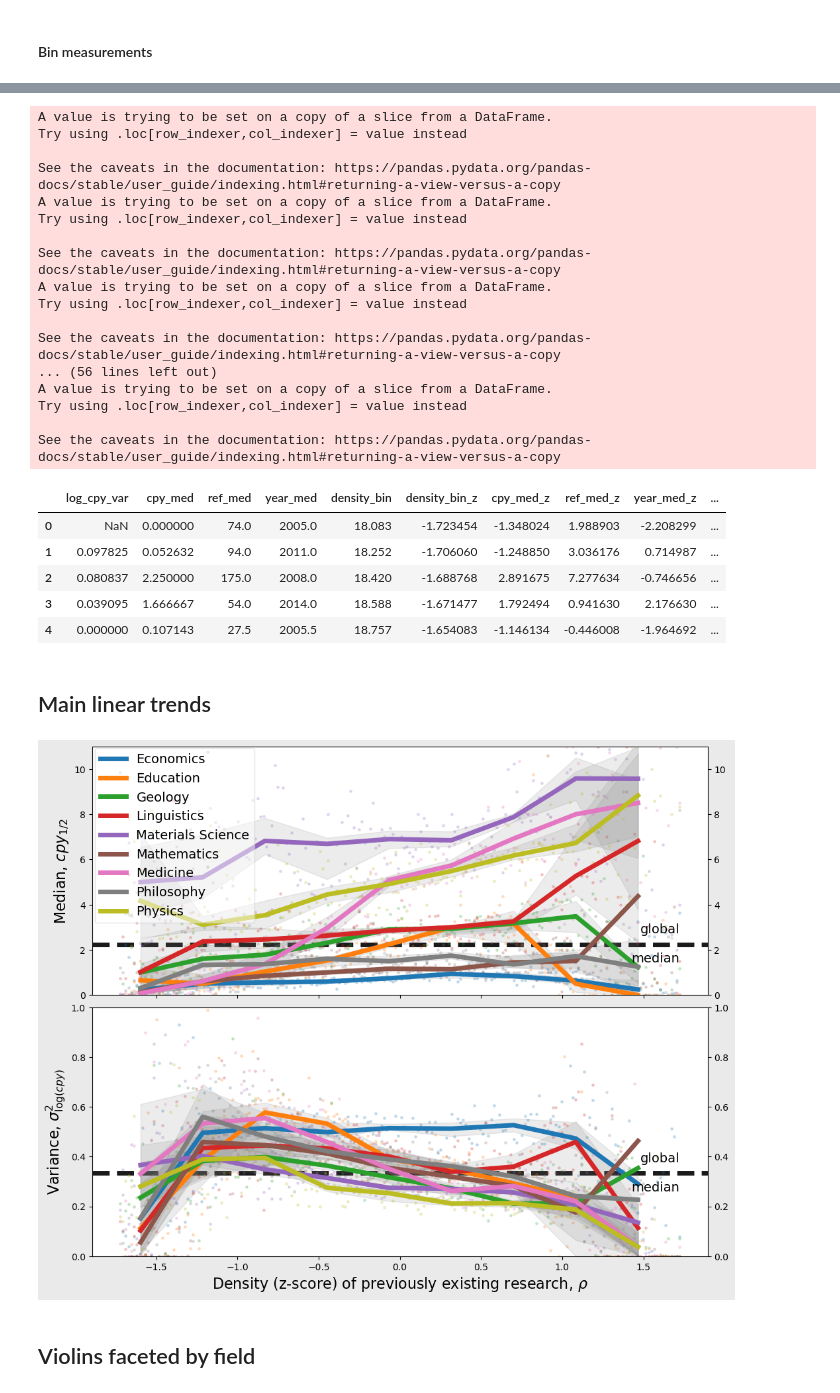
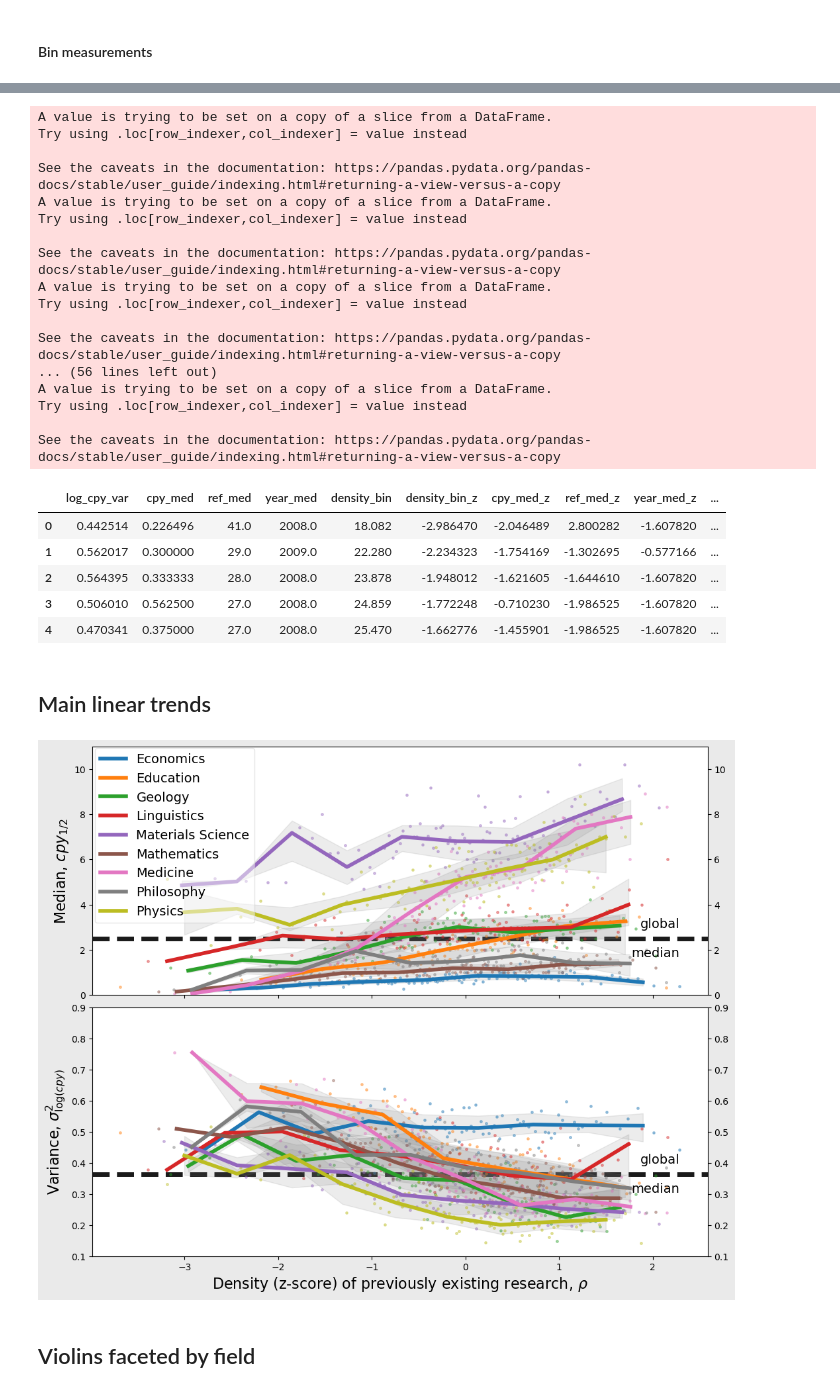
Before and after one commit to nathimel/citesim, a Jupyter notebook: src/notebooks/summary_figures.ipynb, the cells around one changed output, grey strips where cells are left out. Saved outputs shown, nothing was run; the diff lists cells and outputs as text; code cells hidden in the pictures.

Commit message:
implement frequency based binning with qcut and eliminate freq as predictor

```diff
--- a/src/notebooks/summary_figures.ipynb
+++ b/src/notebooks/summary_figures.ipynb
@@ -18,7 +18,7 @@ from tqdm import tqdm
 #### Configs
 # %%
 vectorizer = "SciBERT"
-num_bins = 200
+num_quantiles = 100
 # %% [markdown]
 #### Load data
 # %%
@@ -74,7 +74,7 @@ def zscale(df_in: pd.DataFrame, col: str) -> pd.DataFrame:
     result = (df_in[col] - np.nanmean(df_in[col])) / np.nanstd(df_in[col])
     return result
 # %%
-def bin_measurements(df_in: pd.DataFrame, field: str, num_bins: int) -> pd.DataFrame:
+def bin_measurements(df_in: pd.DataFrame, field: str, num_quantiles: int) -> pd.DataFrame:
     """Given a dataframe and a field to subset to, cut density observations into `num_bins` and compute statistics of the resulting citation distribution induced by the density class."""
 
     # Filter
@@ -94,14 +94,10 @@ def bin_measurements(df_in: pd.DataFrame, field: str, num_bins: int) -> pd.DataF
     # Apply masks
     df = df[density_bin_max & density_bin_min & cpy_max & cpy_min]
 
-    # cut
-    df['density_bin'] = pd.cut(
-        df['density'],
-        bins=np.linspace(
-            df['density'].min(),
-            df['density'].max(),
-            num=num_bins+1,
-        ),
+    # Cut into quantiles
+    df["density_bin"] = pd.qcut(
+        df["density"],
+        q=num_quantiles,
     )
 
     # Group data after binning
@@ -138,8 +134,8 @@ def bin_measurements(df_in: pd.DataFrame, field: str, num_bins: int) -> pd.DataF
         df_result[col_z] = zscale(df_result, col)
 
     # Annotate counts and relative frequencies
-    df_result["count"] = df.density_bin.value_counts(sort=False, normalize=True).tolist()
-    df_result["freq"] = df.density_bin.value_counts(sort=False, normalize=False).tolist()
+    df_result["counts"] = df.density_bin.value_counts(sort=False, normalize=False).tolist()
+    df_result["freq"] = df.density_bin.value_counts(sort=False, normalize=True).tolist()
     # Annotate field
     df_result["field"] = field
 
@@ -147,6 +162,6 @@ def bin_measurements(df_in: pd.DataFrame, field: str, num_bins: int) -> pd.DataF
 # %%
 df_binned_all = pd.concat(
-    [bin_measurements(df, field, num_bins)
+    [bin_measurements(df, field, num_quantiles)
     for field in field_names],
 )
 df_binned_all.head()
@@ -169,11 +184,11 @@ Try using .loc[row_indexer,col_indexer] = value instead
 
 See the caveats in the documentation: https://pandas.pydata.org/pandas-docs/stable/user_guide/indexing.html#returning-a-view-versus-a-copy
 |  | log_cpy_var | cpy_med | ref_med | year_med | density_bin | density_bin_z | cpy_med_z | ref_med_z | year_med_z | ... |
-| 0 | NaN | 0.000000 | 74.0 | 2005.0 | 18.083 | -1.723454 | -1.348024 | 1.988903 | -2.208299 | ... |
-| 1 | 0.097825 | 0.052632 | 94.0 | 2011.0 | 18.252 | -1.706060 | -1.248850 | 3.036176 | 0.714987 | ... |
-| 2 | 0.080837 | 2.250000 | 175.0 | 2008.0 | 18.420 | -1.688768 | 2.891675 | 7.277634 | -0.746656 | ... |
-| 3 | 0.039095 | 1.666667 | 54.0 | 2014.0 | 18.588 | -1.671477 | 1.792494 | 0.941630 | 2.176630 | ... |
-| 4 | 0.000000 | 0.107143 | 27.5 | 2005.5 | 18.757 | -1.654083 | -1.146134 | -0.446008 | -1.964692 | ... |
+| 0 | 0.442514 | 0.226496 | 41.0 | 2008.0 | 18.082 | -2.986470 | -2.046489 | 2.800282 | -1.607820 | ... |
+| 1 | 0.562017 | 0.300000 | 29.0 | 2009.0 | 22.280 | -2.234323 | -1.754169 | -1.302695 | -0.577166 | ... |
+| 2 | 0.564395 | 0.333333 | 28.0 | 2008.0 | 23.878 | -1.948012 | -1.621605 | -1.644610 | -1.607820 | ... |
+| 3 | 0.506010 | 0.562500 | 27.0 | 2008.0 | 24.859 | -1.772248 | -0.710230 | -1.986525 | -1.607820 | ... |
+| 4 | 0.470341 | 0.375000 | 27.0 | 2008.0 | 25.470 | -1.662776 | -1.455901 | -1.986525 | -1.607820 | ... |
 # %% [markdown]
 ## Main linear trends
 # %%
@@ -277,9 +292,9 @@ for row_idx, row in enumerate(rows):
 
         # Binned median
         median, bin_edges, _ = scipy.stats.binned_statistic( x_observations_field, y_observations_field, 'median', bins=bin_edges )
-        upper_fn = lambda y: np.nanpercentile( y, 68 )
+        upper_fn = lambda y: np.nanpercentile( y, 84 )
         upper, _, _ = scipy.stats.binned_statistic( x_observations_field, y_observations_field, upper_fn, bins=bin_edges )
-        lower_fn = lambda y: np.nanpercentile( y, 32 )
+        lower_fn = lambda y: np.nanpercentile( y, 16 )
         lower, _, _ = scipy.stats.binned_statistic( x_observations_field, y_observations_field, lower_fn, bins=bin_edges )
         ax.fill_between(
             xs,
@@ -292,7 +307,7 @@ for row_idx, row in enumerate(rows):
         ax.scatter(
             x_observations_field,
             y_observations_field,
-            alpha = 0.2,
+            alpha = 0.4,
             s=6,
             # label=field,
         )
@@ -300,7 +315,7 @@ for row_idx, row in enumerate(rows):
         ax.plot(
             xs,
             median,
-            linewidth = 5,
+            linewidth = 4,
             label = field,
         )
 
@@ -316,41 +331,41 @@ for row_idx, row in enumerate(rows):
 
     if row == "variance":
         # ax.set_yscale( 'log' )
-        ax.set_ylim(0, 1,)
+        ax.set_ylim(0.1, 0.9,)
         # ax.set_xlim(12,25)
 
         ax.set_ylabel( r'Variance, $\sigma_{\log(cpy)}^2$', fontsize=16 )
 
     # Customize ticks
     # ax.tick_params( direction='inout', size=15, width=2, labelsize=14 )
     # ax.tick_params( which='minor', direction='in', size=5, width=2, )
     ax.tick_params( right=True, labelright=True )
     if not ax.get_subplotspec().is_last_row():
         ax.tick_params( axis='x', labelbottom=False )
 
 axbox = ax.get_position()
 ax.legend(
     prop = {'size': 14, },
     ncol = 1,
     # loc = 'upper right',
     loc = (axbox.x0 + -0.12, axbox.y0 + 1.23),
     # loc = (axbox.x0 + 0.6, axbox.y0 + 1.23),
     # title = 'field',
     # facecolor = facecolor,
     # edgecolor = 'white',
     framealpha = 0.5,
 )
 
 
 # ax.set_xlabel( r'Density of previously existing research, $\rho$', fontsize=16 )
 ax.set_xlabel( r'Density (z-score) of previously existing research, $\rho$', fontsize=16 )
 
 
 # plt.tight_layout()
 
 plt.show()
 # %% [output]
-[figure, old version]
+[figure, new version]
 # %% [markdown]
 ## Violins faceted by field
 # %%
```
Also changed, not shown: parts of 1 cell of this notebook, 21 other files.
